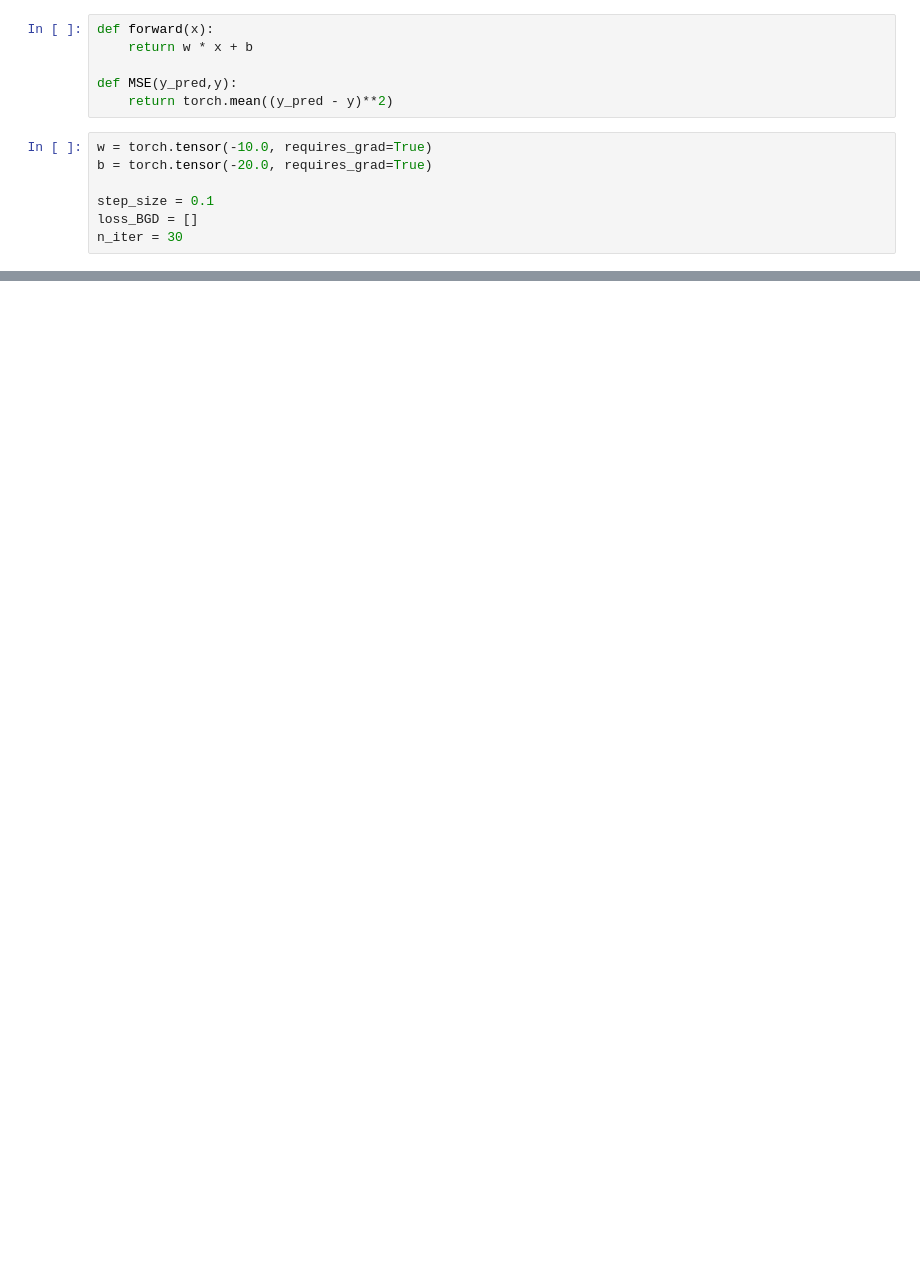
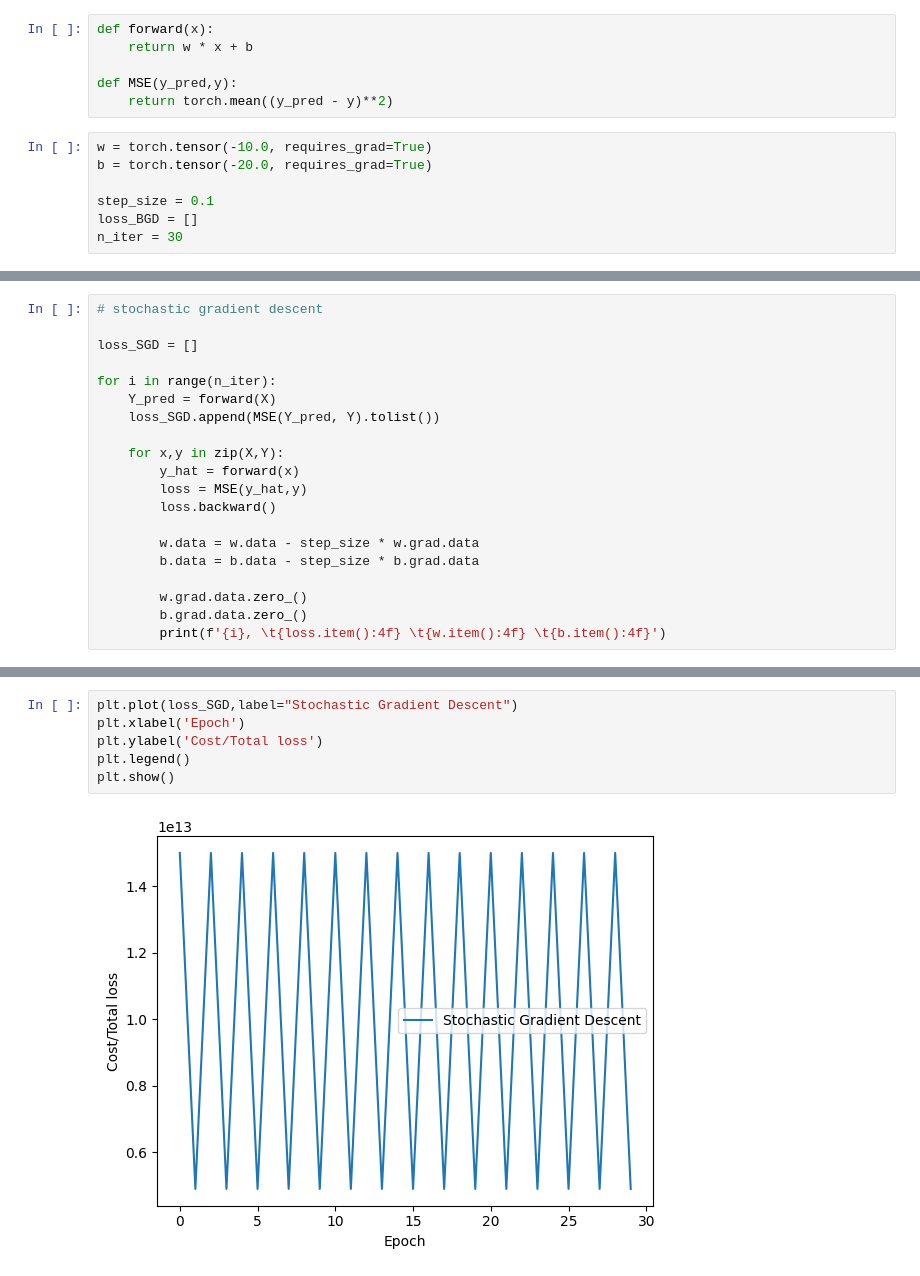
Before and after one commit to l0rtk/fuck-around-math, a Jupyter notebook: grad.ipynb, the cells around one changed output, grey strips where cells are left out. Drawn from its saved outputs; the diff is of its cells as text; blank space fills up the shorter version.

```diff
--- a/grad.ipynb
+++ b/grad.ipynb
@@ -67,0 +77,20 @@ step     loss    weight          bias
+# %%
+# stochastic gradient descent
+
+loss_SGD = []
+
+for i in range(n_iter):
+    Y_pred = forward(X)
+    loss_SGD.append(MSE(Y_pred, Y).tolist())
+
+    for x,y in zip(X,Y):
+        y_hat = forward(x)
+        loss = MSE(y_hat,y)
+        loss.backward()
+
+        w.data = w.data - step_size * w.grad.data
+        b.data = b.data - step_size * b.grad.data
+
+        w.grad.data.zero_()
+        b.grad.data.zero_()
+        print(f'{i}, \t{loss.item():4f} \t{w.item():4f} \t{b.item():4f}')
@@ -67,0 +123,8 @@ step     loss    weight          bias
+# %%
+plt.plot(loss_SGD,label="Stochastic Gradient Descent")
+plt.xlabel('Epoch')
+plt.ylabel('Cost/Total loss')
+plt.legend()
+plt.show()
+# %% [output]
+[figure, added]
```
Also changed, not shown: parts of 5 cells of this notebook.
